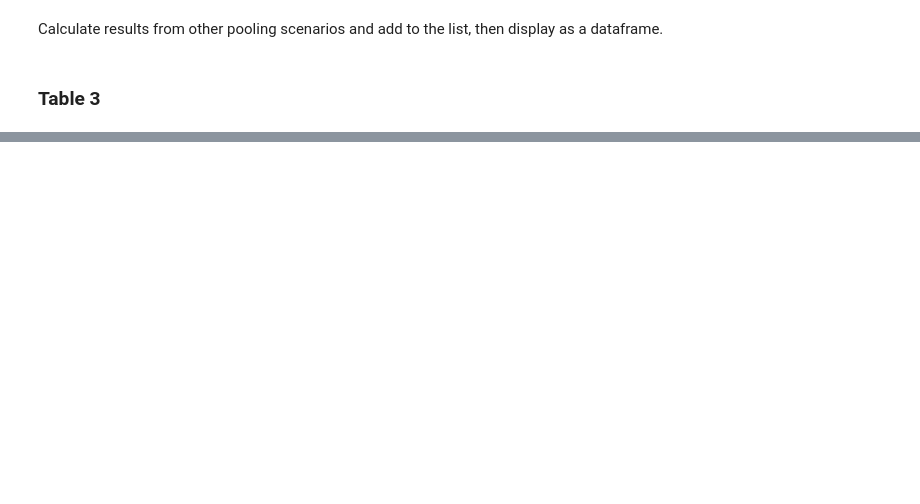
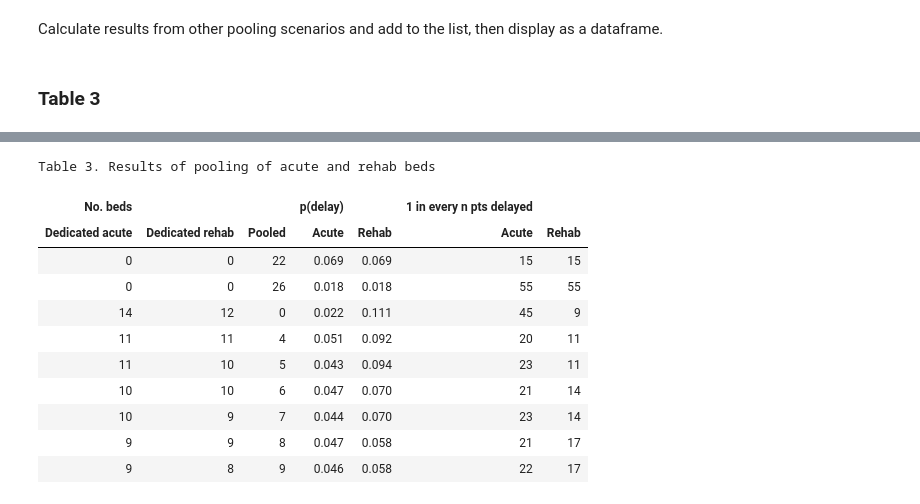
Before and after one commit to pythonhealthdatascience/pydesrap_stroke, a Jupyter notebook: notebooks/analysis.ipynb, the cells around one changed output, grey strips where cells are left out. Cells and saved outputs as stored; diff of their text form; code cells hidden in the pictures; blank space fills up the shorter version.

```diff
--- a/notebooks/analysis.ipynb
+++ b/notebooks/analysis.ipynb
@@ -768,0 +861,3 @@ tab2.to_csv(
+# %%
+acute_occupancy_current = [b["asu_occupancy"] for b in base_audit]
+rehab_occupancy_current = [b["rehab_occupancy"] for b in base_audit]
@@ -768,0 +880,11 @@ tab2.to_csv(
+# %%
+# counter dict for acute bed occupancy
+# in the format of {number of beds: count}
+dict_acute_occupancy_count = Counter(acute_occupancy_current)
+
+# counter dict for rehab bed occupancy
+# in the format of {number of beds: count}
+dict_rehab_occupancy_count = Counter(rehab_occupancy_current)
+
+# print sorted dict
+dict(sorted(dict_acute_occupancy_count.items(), key=lambda item: item[0]))
@@ -768,0 +1079,40 @@ tab2.to_csv(
+# %%
+# multi-index column names
+columns = pd.MultiIndex.from_tuples([
+    ('No. beds', 'Dedicated acute'),
+    ('No. beds', 'Dedicated rehab'),
+    ('No. beds', 'Pooled'),
+    ('p(delay)', 'Acute'),
+    ('p(delay)', 'Rehab'),
+    ('1 in every n pts delayed', 'Acute'),
+    ('1 in every n pts delayed', 'Rehab')
+])
+
+table_3 = (pd.DataFrame([bed_0_0_22,
+                         bed_0_0_26,
+                         bed_14_12_0,
+                         bed_11_11_4,
+                         bed_11_10_5,
+                         bed_10_10_6,
+                         bed_10_9_7,
+                         bed_9_9_8,
+                         bed_9_8_9],
+                      columns=columns)
+          .style.set_caption('Table 3. Results of pooling of acute and rehab beds')
+          .format({('p(delay)', 'Acute'): '{:.3f}', ('p(delay)', 'Rehab'): '{:.3f}'})
+          .hide(axis='index'))
+
+table_3
+# %% [output]
+Table 3. Results of pooling of acute and rehab beds
+| No. beds |  |  | p(delay) |  | 1 in every n pts delayed |  |
+| Dedicated acute | Dedicated rehab | Pooled | Acute | Rehab | Acute | Rehab |
+| 0 | 0 | 22 | 0.069 | 0.069 | 15 | 15 |
+| 0 | 0 | 26 | 0.018 | 0.018 | 55 | 55 |
+| 14 | 12 | 0 | 0.022 | 0.111 | 45 | 9 |
+| 11 | 11 | 4 | 0.051 | 0.092 | 20 | 11 |
+| 11 | 10 | 5 | 0.043 | 0.094 | 23 | 11 |
+| 10 | 10 | 6 | 0.047 | 0.070 | 21 | 14 |
+| 10 | 9 | 7 | 0.044 | 0.070 | 23 | 14 |
+| 9 | 9 | 8 | 0.047 | 0.058 | 21 | 17 |
+| 9 | 8 | 9 | 0.046 | 0.058 | 22 | 17 |
```
Also changed, not shown: parts of 20 cells of this notebook, 1 other file.
